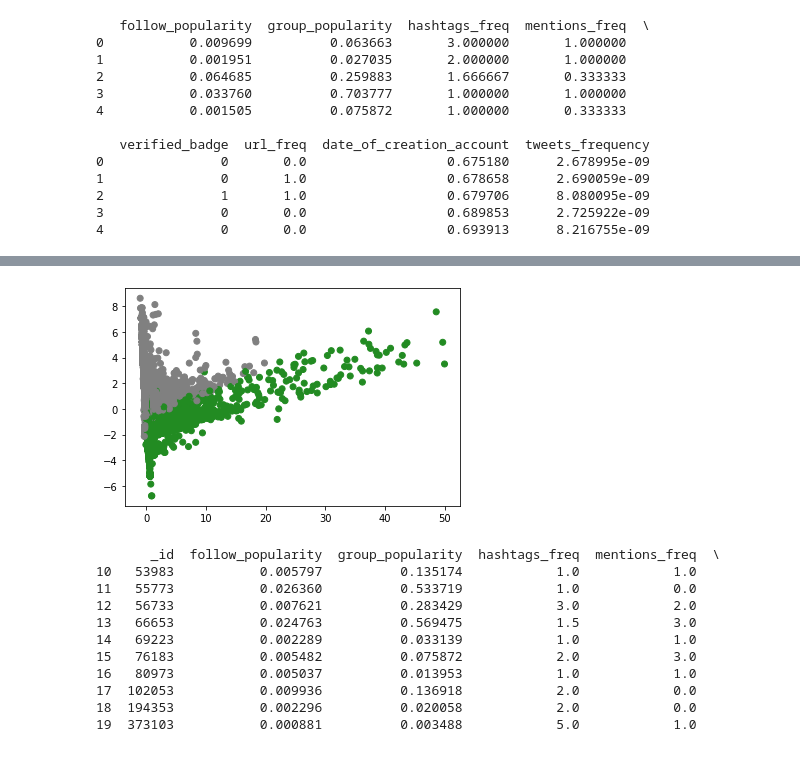
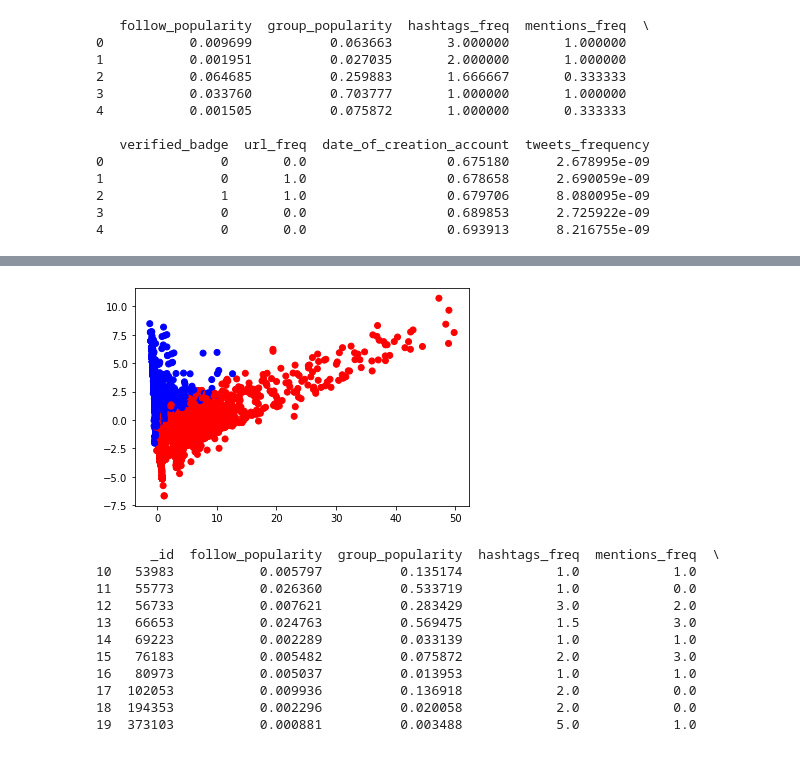
Before and after one commit to vallhallalm/Projet-analyse-de-Tweet, a Jupyter notebook: machine_learning.ipynb, the cells around one changed output, grey strips where cells are left out. Saved outputs shown, nothing was run; the diff lists cells and outputs as text; code cells hidden in the pictures.

Commit message:
modified color graph

```diff
--- a/machine_learning.ipynb
+++ b/machine_learning.ipynb
@@ -233,49 +233,32 @@ print(pca_data[10:15])
 # %%
 from mpl_toolkits.mplot3d import Axes3D
 import matplotlib.pyplot as plt
 from matplotlib import colors as mcolors
 import math
-''' Generating different colors in ascending order
-                                of their hsv values '''
-colors = list(zip(*sorted((
-                    tuple(mcolors.rgb_to_hsv(
-                          mcolors.to_rgba(color)[:3])), name)
-                     for name, color in dict(
-                            mcolors.BASE_COLORS, **mcolors.CSS4_COLORS
-                                                      ).items())))[1]
-
-
-# number of steps to taken generate n(clusters) colors
-skips = math.floor(len(colors[5 : -5])/2)
-cluster_colors = colors[5 : -5 : skips]
 fig = plt.figure()
 ax = fig.add_subplot(111)
 new_pca_data = pca_data
-
+cluster_colors = ('blue', 'red')
 #We insert label column in new_PCA_data if necessary
-if(not 'label' in df.columns):
+if(not 'label' in new_pca_data.columns):
       new_pca_data.insert(2,"label",kmeans.labels_)
 
 #We zoom on the graph by selecting only certain scales
 new_pca_data = new_pca_data[new_pca_data[0] < 50]
 new_pca_data = new_pca_data[new_pca_data[1] < 15]
 ax.scatter(new_pca_data[0], new_pca_data[1],
-           c = list(map(lambda label : cluster_colors[label],
-                                            new_pca_data['label'])))
+           c = list(map(lambda label : cluster_colors[label],new_pca_data['label'])))
 
 
 ''' str_labels = list(map(lambda label:'% s' % label, kmeans.labels_))
 
 # list(map(lambda data1, data2, str_label:
 #         ax.text(data1, data2, s = str_label, size = 16.5,
 #         zorder = 20, color = 'k'), pca_data[0], pca_data[1], str_labels))'''
 
 plt.show()
-
-
-#Grey is 0, green is 1
 # %% [output]
-[figure, old version]
+[figure, new version]
 # %%
 #1 - Add labels for each individual in the dataframe.
 #2 - Convert this in Json, push to mongoDB
```
Also changed, not shown: parts of 2 cells of this notebook.
